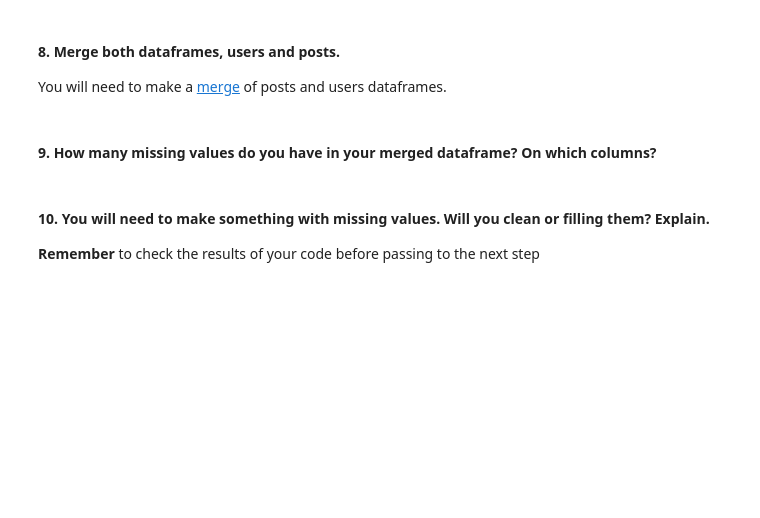
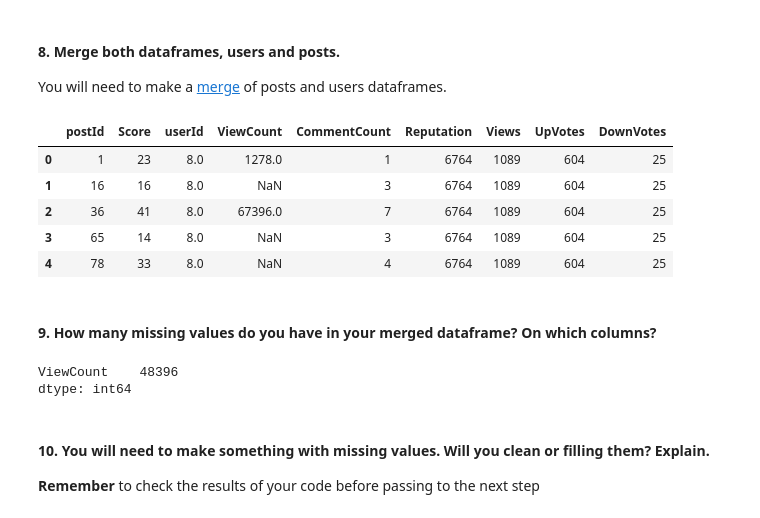
Before and after one commit to sacses/dataptmad1019, a Jupyter notebook: module-1/lab-data_cleaning/your-code/main.ipynb, the cells around one changed output. Saved outputs shown, nothing was run; the diff lists cells and outputs as text; code cells hidden in the pictures; blank space fills up the shorter version.

```diff
--- a/module-1/lab-data_cleaning/your-code/main.ipynb
+++ b/module-1/lab-data_cleaning/your-code/main.ipynb
@@ -45,11 +67,34 @@ df_users.head()
 #### 8. Define new dataframes for users and posts with the following selected columns:
     **users columns**: userId, Reputation,Views,UpVotes,DownVotes
     **posts columns**: postId, Score,userID,ViewCount,CommentCount
+# %%
+new_df_users = df_users[['userId', 'Reputation', 'Views', 'UpVotes', 'DownVotes']]
+new_df_posts = df_posts[['postId', 'Score', 'userId', 'ViewCount', 'CommentCount']]
+
+#Note that 'userID' asked in the question contains a typo, and should have been named 'userId' instead.
 # %% [markdown]
 #### 8. Merge both dataframes, users and posts.
 You will need to make a [merge](https://pandas.pydata.org/pandas-docs/stable/generated/pandas.DataFrame.merge.html) of posts and users dataframes.
+# %%
+#We assume that the statement refers to the previously created data frames from the previous question
+
+new_merged_users_posts = pd.merge(new_df_posts, new_df_users, on='userId')
+new_merged_users_posts.head()
+# %% [output]
+|  | postId | Score | userId | ViewCount | CommentCount | Reputation | Views | UpVotes | DownVotes |
+| 0 | 1 | 23 | 8.0 | 1278.0 | 1 | 6764 | 1089 | 604 | 25 |
+| 1 | 16 | 16 | 8.0 | NaN | 3 | 6764 | 1089 | 604 | 25 |
+| 2 | 36 | 41 | 8.0 | 67396.0 | 7 | 6764 | 1089 | 604 | 25 |
+| 3 | 65 | 14 | 8.0 | NaN | 3 | 6764 | 1089 | 604 | 25 |
+| 4 | 78 | 33 | 8.0 | NaN | 4 | 6764 | 1089 | 604 | 25 |
 # %% [markdown]
 #### 9. How many missing values do you have in your merged dataframe? On which columns?
+# %%
+null_cols_merged = new_merged_users_posts.isnull().sum()
+null_cols_merged[null_cols_merged > 0]
+# %% [output]
+ViewCount    48396
+dtype: int64
 # %% [markdown]
 #### 10. You will need to make something with missing values.  Will you clean or filling them? Explain.
 **Remember** to check the results of your code before passing to the next step
```
Also changed, not shown: parts of 4 cells of this notebook.
